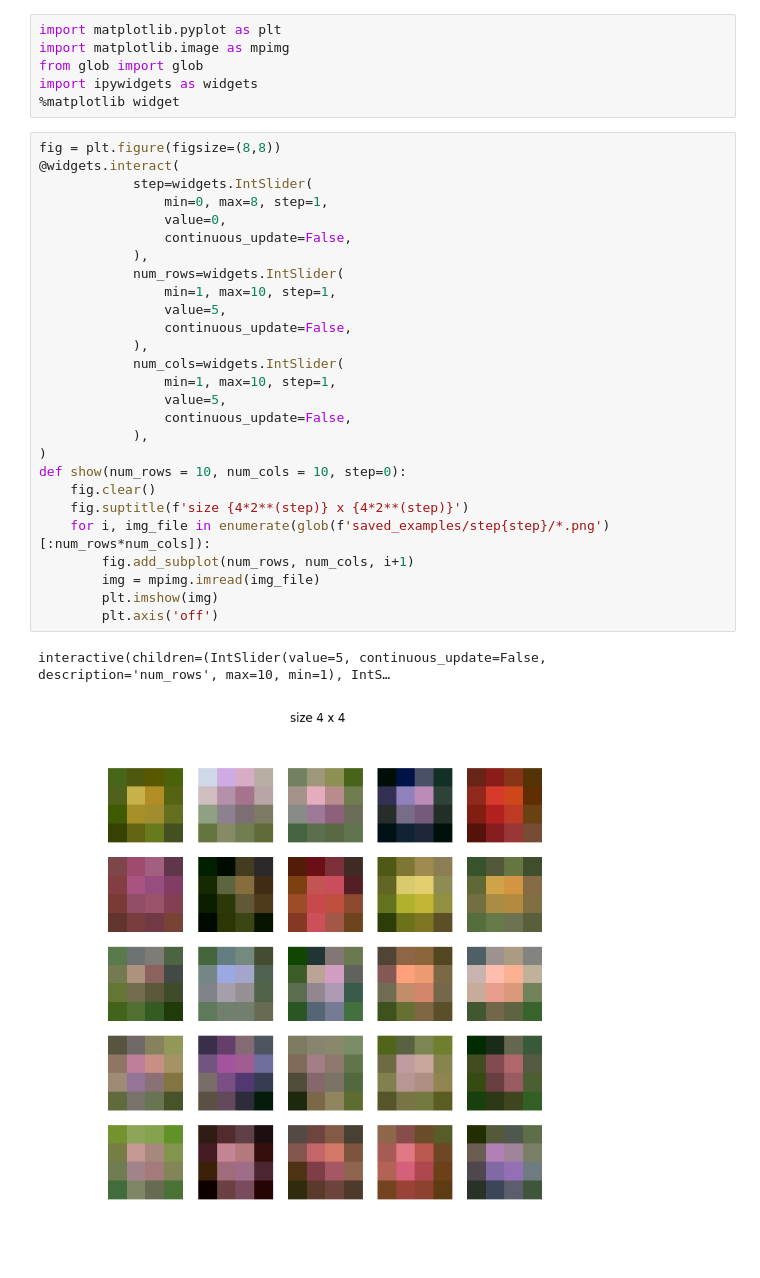
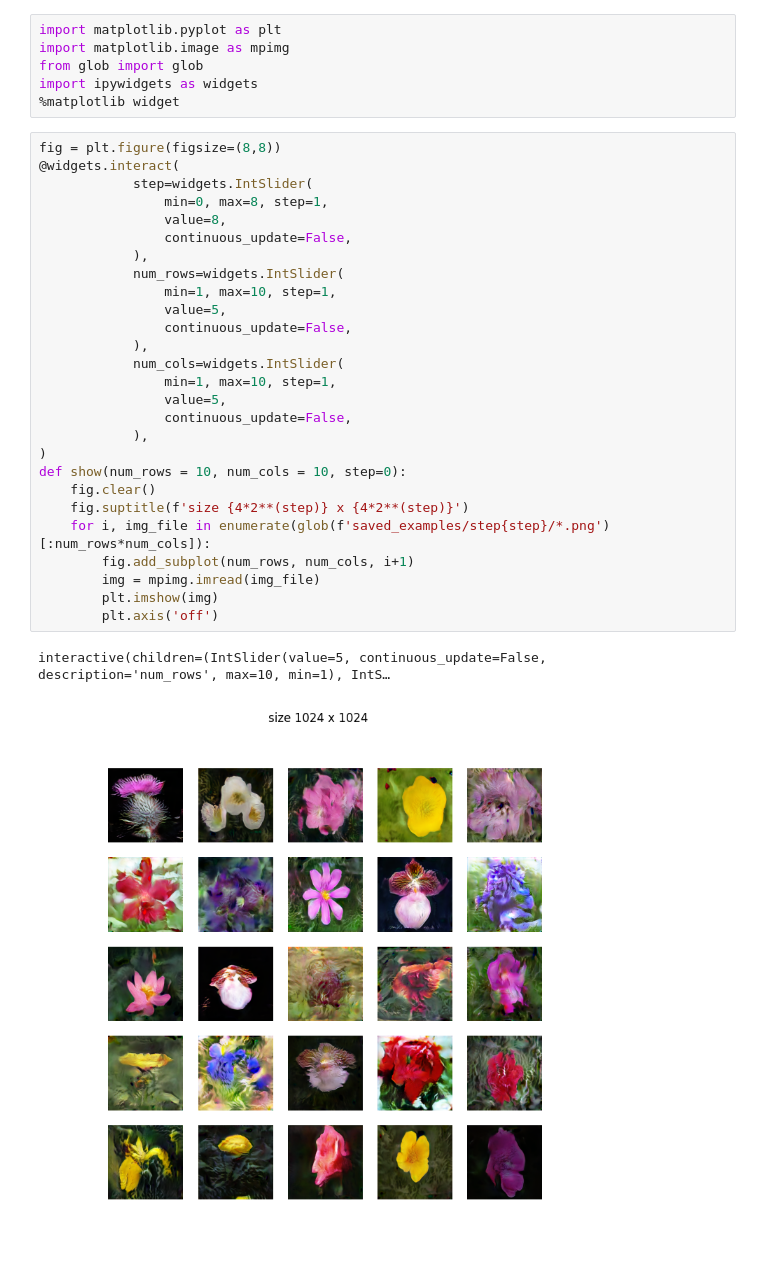
Before and after one commit to Arty-Facts/cgip_gan_2023, a Jupyter notebook: show.ipynb, the cells around one changed output. Saved outputs shown, nothing was run; the diff lists cells and outputs as text.

```diff
--- a/show.ipynb
+++ b/show.ipynb
@@ -7,33 +7,33 @@ import ipywidgets as widgets
 # %%
 fig = plt.figure(figsize=(8,8))
 @widgets.interact(
             step=widgets.IntSlider(
                 min=0, max=8, step=1,
-                value=0,
+                value=8,
                 continuous_update=False,
             ),
             num_rows=widgets.IntSlider(
                 min=1, max=10, step=1,
                 value=5,
                 continuous_update=False,
             ),
             num_cols=widgets.IntSlider(
                 min=1, max=10, step=1,
                 value=5,
                 continuous_update=False,
             ),
 )
 def show(num_rows = 10, num_cols = 10, step=0):
     fig.clear()
     fig.suptitle(f'size {4*2**(step)} x {4*2**(step)}')
     for i, img_file in enumerate(glob(f'saved_examples/step{step}/*.png')[:num_rows*num_cols]):
         fig.add_subplot(num_rows, num_cols, i+1)
         img = mpimg.imread(img_file)
         plt.imshow(img)
         plt.axis('off')
 # %% [output]
 interactive(children=(IntSlider(value=5, continuous_update=False, description='num_rows', max=10, min=1), IntS…
-[figure, old version]
+[figure, new version]
 # %%
 import random
 from torchvision import transforms
```
Also changed, not shown: parts of 1 cell of this notebook, 2 other files.
